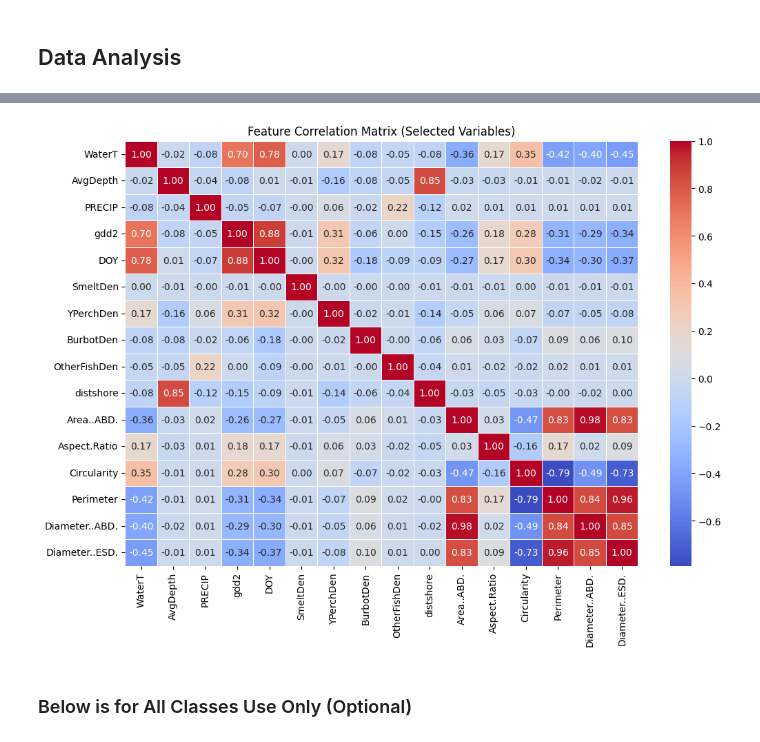
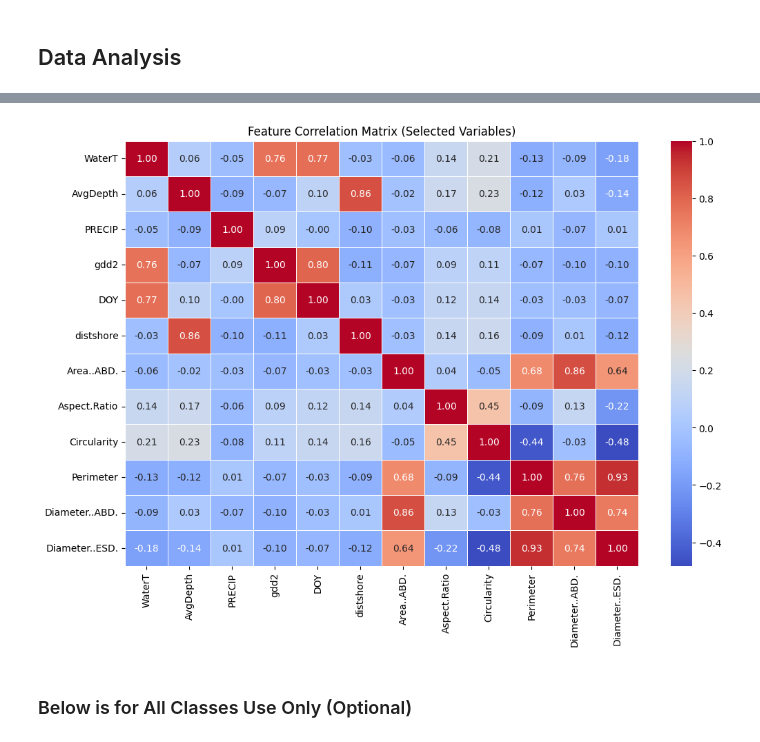
Before and after one commit to DaihaoWu/STA2453, a Jupyter notebook: EDA/EDA.ipynb, the cells around one changed output, grey strips where cells are left out. Saved outputs shown, nothing was run; the diff lists cells and outputs as text; code cells hidden in the pictures.

```diff
--- a/EDA/EDA.ipynb
+++ b/EDA/EDA.ipynb
@@ -347,7 +347,7 @@ Merging complete. Merged dataset saved at: /Users/willwu/Documents/GitHub/Zoopla
 # %% [markdown]
 ## Data Analysis
 # %%
-filtered_data_path = "/Users/willwu/Documents/GitHub/Zooplankton/plankton_data/Merged_Master_Subset_2.csv"  # Replace with actual path
+filtered_data_path = "/Users/willwu/Documents/GitHub/Zooplankton/plankton_data/Merged_Master_All_Clean.csv"  # Replace with actual path
 merged_df = pd.read_csv(filtered_data_path)
 
 target_classes = {"Calanoid_1", "Cyclopoid_1", "Bosmina_1", "Herpacticoida", "Chironomid", "Chydoridae", "Daphnia"}
@@ -517,21 +532,21 @@ Passing `palette` without assigning `hue` is deprecated and will be removed in v
 # %%
 
 # Select only the relevant variables for correlation analysis
 selected_columns = [
-    "WaterT", "AvgDepth", "PRECIP", "gdd2", "DOY", "SmeltDen", "YPerchDen", "BurbotDen", "OtherFishDen",
+    "WaterT", "AvgDepth", "PRECIP", "gdd2", "DOY",
     "distshore", "Area..ABD.", "Aspect.Ratio", "Circularity", "Perimeter", "Diameter..ABD.", "Diameter..ESD."
 ]
 
 # Compute the correlation matrix
 corr_matrix = merged_df[selected_columns].corr()
 
 # Plot heatmap
 plt.figure(figsize=(12, 8))
 sns.heatmap(corr_matrix, annot=True, cmap="coolwarm", fmt=".2f", linewidths=0.5)
 plt.title("Feature Correlation Matrix (Selected Variables)")
 plt.show()
 # %% [output]
-[figure, old version]
+[figure, new version]
 # %% [markdown]
 ### Below is for All Classes Use Only (Optional)
 # %%
```
Also changed, not shown: parts of 6 cells of this notebook, 8 other files.
